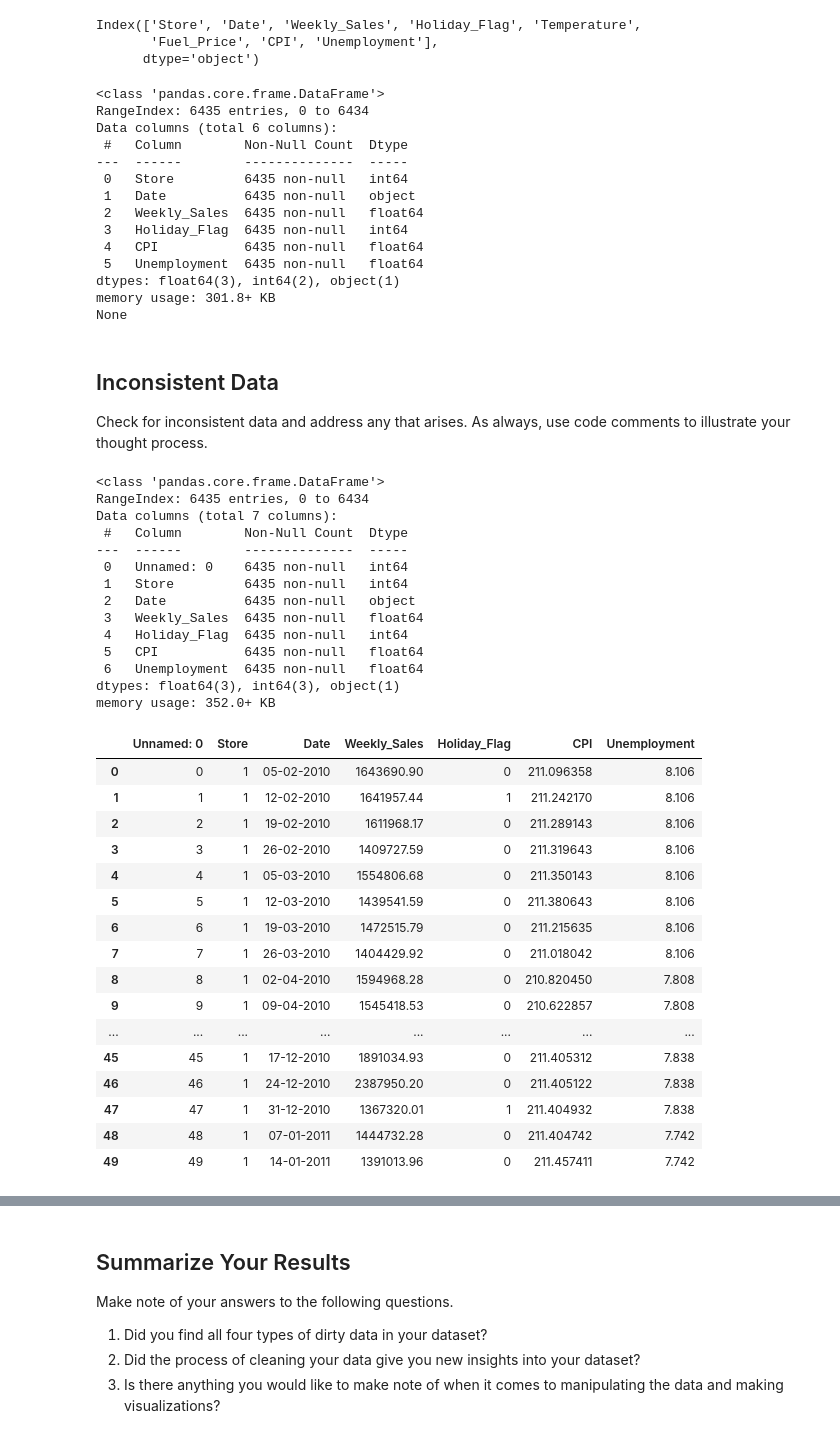
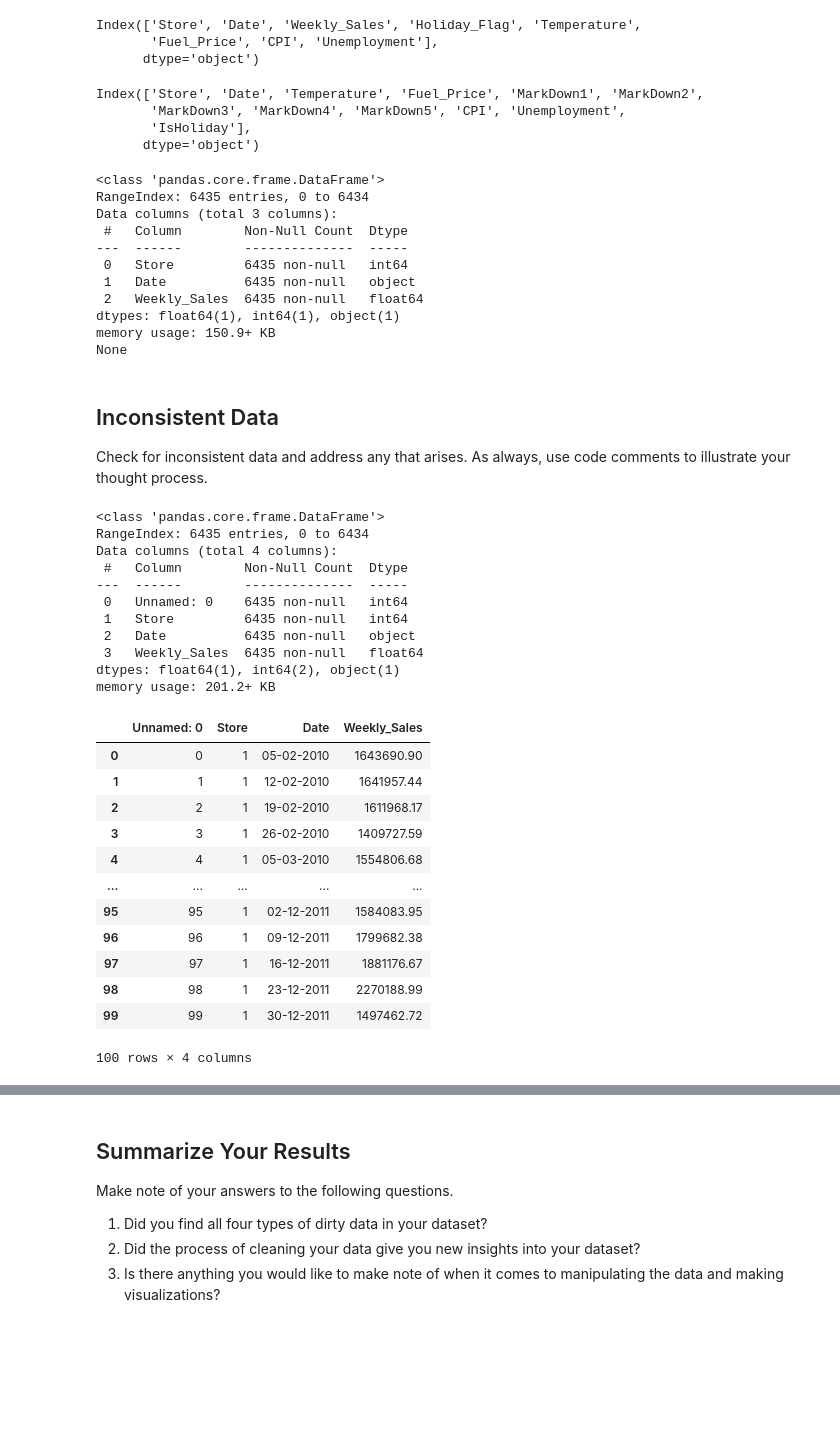
Before and after one commit to smckenzie0615/cleaning-data-checkpoint, a Jupyter notebook: checkpoint-three.ipynb, the cells around one changed output, grey strips where cells are left out. Cells and saved outputs as stored; diff of their text form; code cells hidden in the pictures; blank space fills up the shorter version.

```diff
--- a/checkpoint-three.ipynb
+++ b/checkpoint-three.ipynb
@@ -129,25 +266,31 @@ df.columns
 Index(['Store', 'Date', 'Weekly_Sales', 'Holiday_Flag', 'Temperature',
        'Fuel_Price', 'CPI', 'Unemployment'],
       dtype='object')
+# %%
+df_two.columns
+# %% [output]
+Index(['Store', 'Date', 'Temperature', 'Fuel_Price', 'MarkDown1', 'MarkDown2',
+       'MarkDown3', 'MarkDown4', 'MarkDown5', 'CPI', 'Unemployment',
+       'IsHoliday'],
+      dtype='object')
 # %%
-# Dropping Temperature and Fuel Price columns because I do not plan on using them to solve y business issue.
+# Dropping all columns except Store, Date, and Weekly Sales for business issue and
+# due to the other columns being duplicate data I do not need.
 
-cleaned_df = df.drop(columns=['Temperature', 'Fuel_Price'])
+
+cleaned_df = df.drop(columns=['Holiday_Flag','Temperature', 'Fuel_Price', 'CPI', 'Unemployment'])
 print(cleaned_df.info())
 # %% [output]
 <class 'pandas.core.frame.DataFrame'>
 RangeIndex: 6435 entries, 0 to 6434
-Data columns (total 6 columns):
+Data columns (total 3 columns):
  #   Column        Non-Null Count  Dtype
 ---  ------        --------------  -----
  0   Store         6435 non-null   int64
  1   Date          6435 non-null   object
  2   Weekly_Sales  6435 non-null   float64
- 3   Holiday_Flag  6435 non-null   int64
- 4   CPI           6435 non-null   float64
- 5   Unemployment  6435 non-null   float64
-dtypes: float64(3), int64(2), object(1)
-memory usage: 301.8+ KB
+dtypes: float64(1), int64(1), object(1)
+memory usage: 150.9+ KB
 None
 # %% [markdown]
 ## Inconsistent Data
@@ -156,41 +299,34 @@ Check for inconsistent data and address any that arises. As always, use code com
 # %%
 # Converting clean to data to a new csv
 cleaned_df.to_csv("cleaned_walmart.csv")
 
-#Confirming conversion is correct
+# Confirming conversion is correct
 clean = pd.read_csv("cleaned_walmart.csv")
 clean.info()
-clean.head(50)
+clean.head(100)
 # Based off of the first 50 there is no inconsistencies
 # %% [output]
 <class 'pandas.core.frame.DataFrame'>
 RangeIndex: 6435 entries, 0 to 6434
-Data columns (total 7 columns):
+Data columns (total 4 columns):
  #   Column        Non-Null Count  Dtype
 ---  ------        --------------  -----
  0   Unnamed: 0    6435 non-null   int64
  1   Store         6435 non-null   int64
  2   Date          6435 non-null   object
  3   Weekly_Sales  6435 non-null   float64
- 4   Holiday_Flag  6435 non-null   int64
- 5   CPI           6435 non-null   float64
- 6   Unemployment  6435 non-null   float64
-dtypes: float64(3), int64(3), object(1)
-memory usage: 352.0+ KB
+dtypes: float64(1), int64(2), object(1)
+memory usage: 201.2+ KB
-|  | Unnamed: 0 | Store | Date | Weekly_Sales | Holiday_Flag | CPI | Unemployment |
-| 0 | 0 | 1 | 05-02-2010 | 1643690.90 | 0 | 211.096358 | 8.106 |
-| 1 | 1 | 1 | 12-02-2010 | 1641957.44 | 1 | 211.242170 | 8.106 |
-| 2 | 2 | 1 | 19-02-2010 | 1611968.17 | 0 | 211.289143 | 8.106 |
-| 3 | 3 | 1 | 26-02-2010 | 1409727.59 | 0 | 211.319643 | 8.106 |
-| 4 | 4 | 1 | 05-03-2010 | 1554806.68 | 0 | 211.350143 | 8.106 |
-| 5 | 5 | 1 | 12-03-2010 | 1439541.59 | 0 | 211.380643 | 8.106 |
-| 6 | 6 | 1 | 19-03-2010 | 1472515.79 | 0 | 211.215635 | 8.106 |
-| 7 | 7 | 1 | 26-03-2010 | 1404429.92 | 0 | 211.018042 | 8.106 |
-| 8 | 8 | 1 | 02-04-2010 | 1594968.28 | 0 | 210.820450 | 7.808 |
-| 9 | 9 | 1 | 09-04-2010 | 1545418.53 | 0 | 210.622857 | 7.808 |
-| ... | ... | ... | ... | ... | ... | ... | ... |
-| 45 | 45 | 1 | 17-12-2010 | 1891034.93 | 0 | 211.405312 | 7.838 |
-| 46 | 46 | 1 | 24-12-2010 | 2387950.20 | 0 | 211.405122 | 7.838 |
-| 47 | 47 | 1 | 31-12-2010 | 1367320.01 | 1 | 211.404932 | 7.838 |
-| 48 | 48 | 1 | 07-01-2011 | 1444732.28 | 0 | 211.404742 | 7.742 |
-| 49 | 49 | 1 | 14-01-2011 | 1391013.96 | 0 | 211.457411 | 7.742 |
+|  | Unnamed: 0 | Store | Date | Weekly_Sales |
+| 0 | 0 | 1 | 05-02-2010 | 1643690.90 |
+| 1 | 1 | 1 | 12-02-2010 | 1641957.44 |
+| 2 | 2 | 1 | 19-02-2010 | 1611968.17 |
+| 3 | 3 | 1 | 26-02-2010 | 1409727.59 |
+| 4 | 4 | 1 | 05-03-2010 | 1554806.68 |
+| ... | ... | ... | ... | ... |
+| 95 | 95 | 1 | 02-12-2011 | 1584083.95 |
+| 96 | 96 | 1 | 09-12-2011 | 1799682.38 |
+| 97 | 97 | 1 | 16-12-2011 | 1881176.67 |
+| 98 | 98 | 1 | 23-12-2011 | 2270188.99 |
+| 99 | 99 | 1 | 30-12-2011 | 1497462.72 |
+100 rows × 4 columns
```
Also changed, not shown: parts of 17 cells of this notebook.
